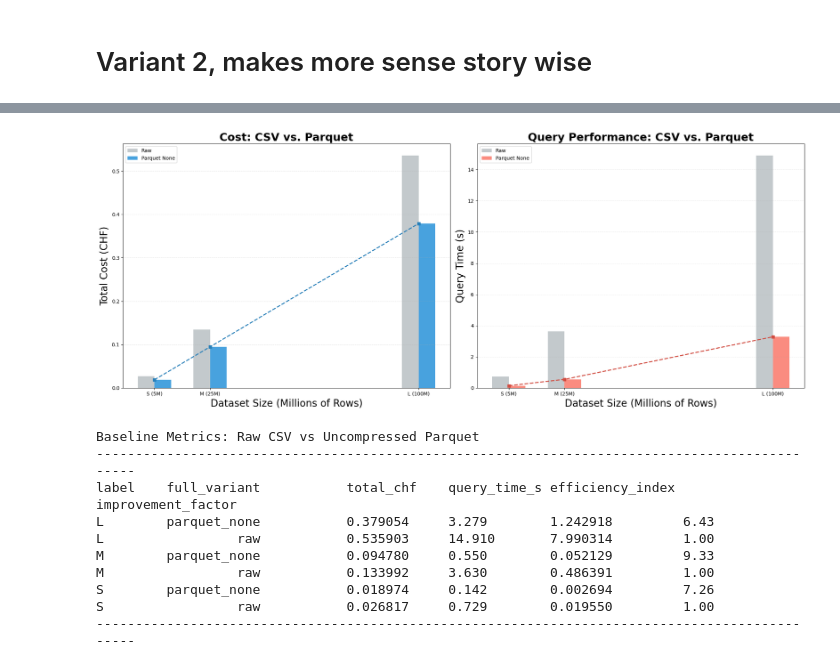
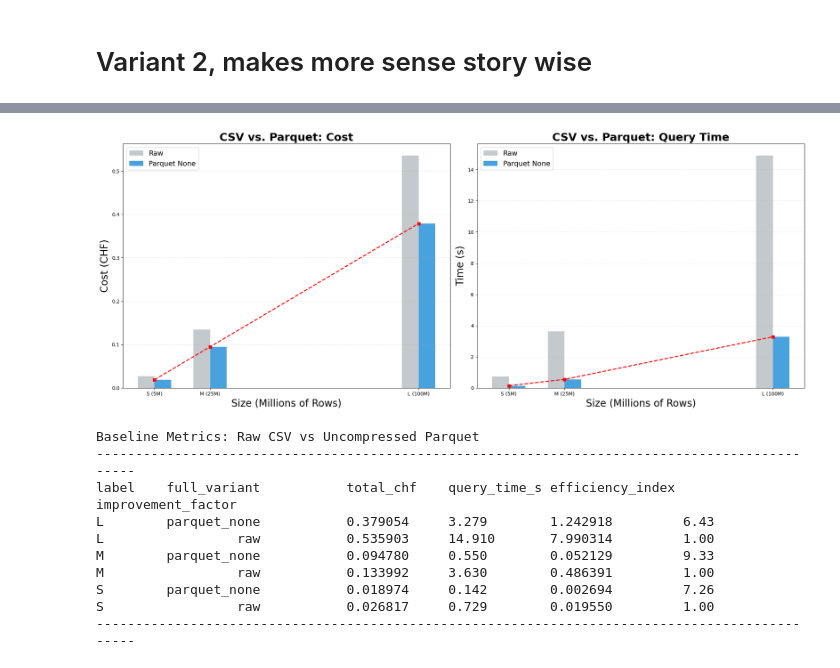
Before and after one commit to a2thesquare/CCBD_Project6, a Jupyter notebook: analysis.ipynb, the cells around one changed output, grey strips where cells are left out. Saved outputs shown, nothing was run; the diff lists cells and outputs as text; code cells hidden in the pictures.

```diff
--- a/analysis.ipynb
+++ b/analysis.ipynb
@@ -334,70 +315,59 @@ plt.show()
 # %%
-import pandas as pd
 import matplotlib.pyplot as plt
 import numpy as np
 
-# 1. Load data
-df = pd.read_csv('results.csv')
-
-# 2. Naming logic
-df['full_variant'] = df.apply(
-    lambda x: f"{x['variant']}_{x['compression']}" if pd.notnull(x['compression']) and x['compression'] != ''
-    else x['variant'], axis=1
-)
-
-# 3. Settings
+# 1. Setup Data and Design
 row_counts = np.array([5, 25, 100])
 labels = ['S (5M)', 'M (25M)', 'L (100M)']
 variants = ['raw', 'parquet_none']
-left_colors = ['#bdc3c7', '#3498db']  # Gray and Blue for Storage
-right_colors = ['#bdc3c7', 'salmon'] # Light Red and Salmon for Time
+colors = ['#bdc3c7', '#3498db']  # Gray for Baseline, Blue for Parquet
 width = 6
 
-# 4. Create Figure with 2 subplots
 fig, (ax1, ax2) = plt.subplots(1, 2, figsize=(20, 8))
 
-# --- LEFT PLOT: STORAGE FOOTPRINT (Blue Theme) ---
+# --- LEFT PLOT: COST ---
 for i, variant in enumerate(variants):
     v_data = df[df['full_variant'] == variant].set_index('label').reindex(['S', 'M', 'L'])
     offset = (i - 0.5) * width
     ax1.bar(row_counts + offset, v_data['total_chf'], width,
-            label=variant.replace('_', ' ').title(), color=left_colors[i], alpha=0.9)
+            label=variant.replace('_', ' ').title(), color=colors[i], alpha=0.9)
 
-# Trend lines for Storage
-par_s_trend = df[df['full_variant'] == 'parquet_none'].set_index('label').reindex(['S', 'M', 'L'])['total_chf']
-ax1.plot(row_counts, par_s_trend, color='#2980b9', linestyle='--', marker='s', linewidth=2)
+# Trend line for Parquet Cost
+par_cost_trend = df[df['full_variant'] == 'parquet_none'].set_index('label').reindex(['S', 'M', 'L'])['total_chf']
+ax1.plot(row_counts, par_cost_trend, color='red', linestyle='--', marker='s', linewidth=2)
 
-ax1.set_title('Cost: CSV vs. Parquet', fontsize=22, fontweight='bold')
-ax1.set_ylabel('Total Cost (CHF)', fontsize=20)
-ax1.set_xlabel('Dataset Size (Millions of Rows)', fontsize=20)
+ax1.set_title('CSV vs. Parquet: Cost', fontsize=22, fontweight='bold')
+ax1.set_ylabel('Cost (CHF)', fontsize=20)
+ax1.set_xlabel('Size (Millions of Rows)', fontsize=20)
 ax1.set_xticks(row_counts)
 ax1.set_xticklabels(labels)
-ax1.legend()
+ax1.legend(fontsize=14)
 ax1.grid(axis='y', linestyle='--', alpha=0.3)
 
-# --- RIGHT PLOT: QUERY TIME (Salmon Theme) ---
+
+# --- RIGHT PLOT: QUERY TIME ---
 for i, variant in enumerate(variants):
     v_data = df[df['full_variant'] == variant].set_index('label').reindex(['S', 'M', 'L'])
     offset = (i - 0.5) * width
     ax2.bar(row_counts + offset, v_data['query_time_s'], width,
-            label=variant.replace('_', ' ').title(), color=right_colors[i], alpha=0.9)
+            label=variant.replace('_', ' ').title(), color=colors[i], alpha=0.9)
 
-# Trend lines for Time
-par_t_trend = df[df['full_variant'] == 'parquet_none'].set_index('label').reindex(['S', 'M', 'L'])['query_time_s']
-ax2.plot(row_counts, par_t_trend, color='#d14d42', linestyle='--', marker='s', linewidth=2) # Darker salmon trend
+# Trend line for Parquet Time
+par_time_trend = df[df['full_variant'] == 'parquet_none'].set_index('label').reindex(['S', 'M', 'L'])['query_time_s']
+ax2.plot(row_counts, par_time_trend, color='red', linestyle='--', marker='s', linewidth=2)
 
-ax2.set_title('Query Performance: CSV vs. Parquet', fontsize=22, fontweight='bold')
-ax2.set_ylabel('Query Time (s)', fontsize=20)
-ax2.set_xlabel('Dataset Size (Millions of Rows)', fontsize=20)
+ax2.set_title('CSV vs. Parquet: Query Time', fontsize=22, fontweight='bold')
+ax2.set_ylabel('Time (s)', fontsize=20)
+ax2.set_xlabel('Size (Millions of Rows)', fontsize=20)
 ax2.set_xticks(row_counts)
 ax2.set_xticklabels(labels)
-ax2.legend()
+ax2.legend(fontsize=14)
 ax2.grid(axis='y', linestyle='--', alpha=0.3)
 
 plt.tight_layout()
 plt.show()
 # %% [output]
-[figure, old version]
+[figure, new version]
 # %%
 print(f"\nBaseline Metrics: Raw CSV vs Uncompressed Parquet")
 print("-" * 95)
```
Also changed, not shown: parts of 10 cells of this notebook.
